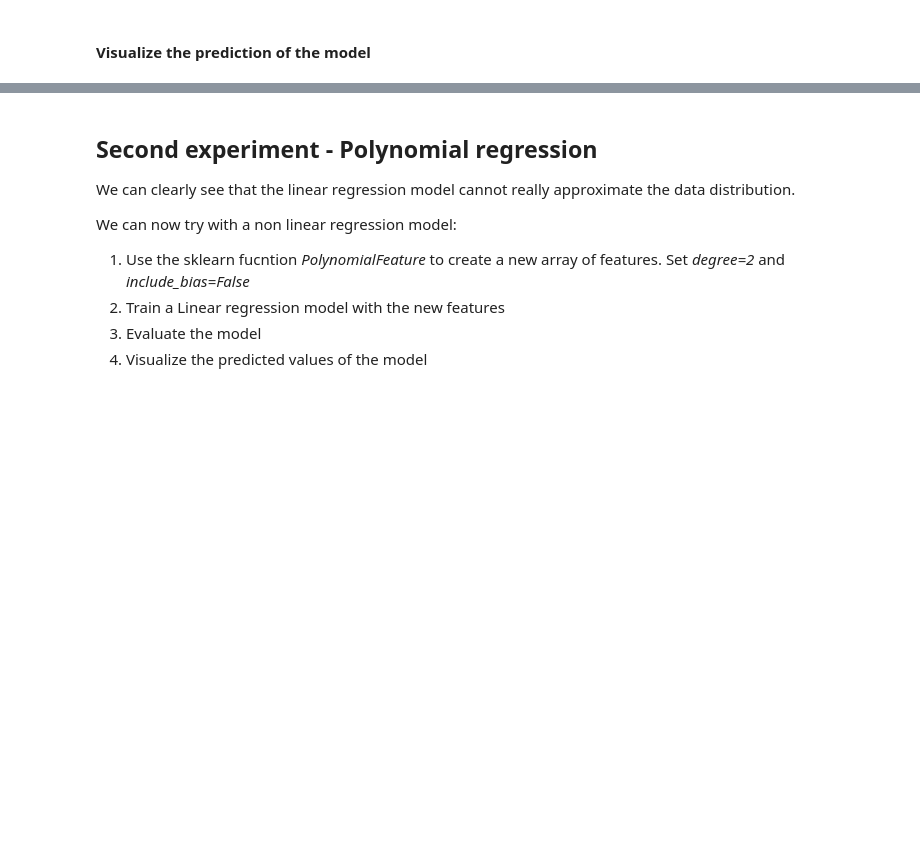
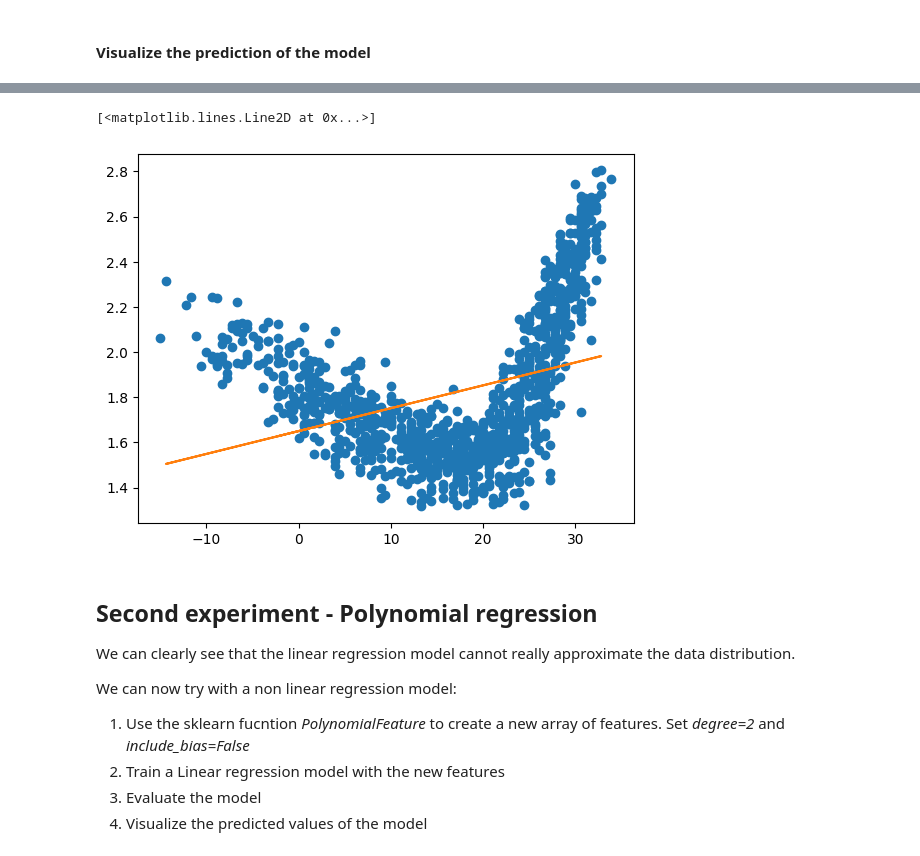
Before and after one commit to danielenapo/AI_unibo, a Jupyter notebook: machineLearning/lab3/polynomial_regression_temp_power_nocode.ipynb, the cells around one changed output, grey strips where cells are left out. Drawn from its saved outputs; the diff is of its cells as text; code cells hidden in the pictures; blank space fills up the shorter version.

```diff
--- a/machineLearning/lab3/polynomial_regression_temp_power_nocode.ipynb
+++ b/machineLearning/lab3/polynomial_regression_temp_power_nocode.ipynb
@@ -104,0 +110,4 @@ Training set and test set have 767 and 329 elements respectively
+# %%
+from sklearn.model_selection import train_test_split
+X_train, X_test, y_train, y_test=train_test_split(X, y, train_size=0.7, random_state=random_state)
+print(X_train.shape[0], "and", y_test.shape[0])
@@ -122,0 +155,7 @@ Evaluate the model on X_test and y_test
+# %%
+from sklearn import linear_model
+l_model= linear_model.LinearRegression()
+l_model.fit(X_train,y_train)
+y_pred_l=l_model.predict(X_test)
+
+lin=print_eval(X_test,y_test, l_model)
@@ -128,3 +169,9 @@ Evaluate the model on X_test and y_test
+# %%
+plt.plot(X, y, "o")
+plt.plot(X_test,y_pred_l)
+# %% [output]
+[<matplotlib.lines.Line2D at 0x...>]
+[figure, added]
 # %% [markdown]
 ## Second experiment - Polynomial regression
 We can clearly see that the linear regression model cannot really approximate the data distribution.
```
Also changed, not shown: parts of 35 cells of this notebook, 54 other files.
